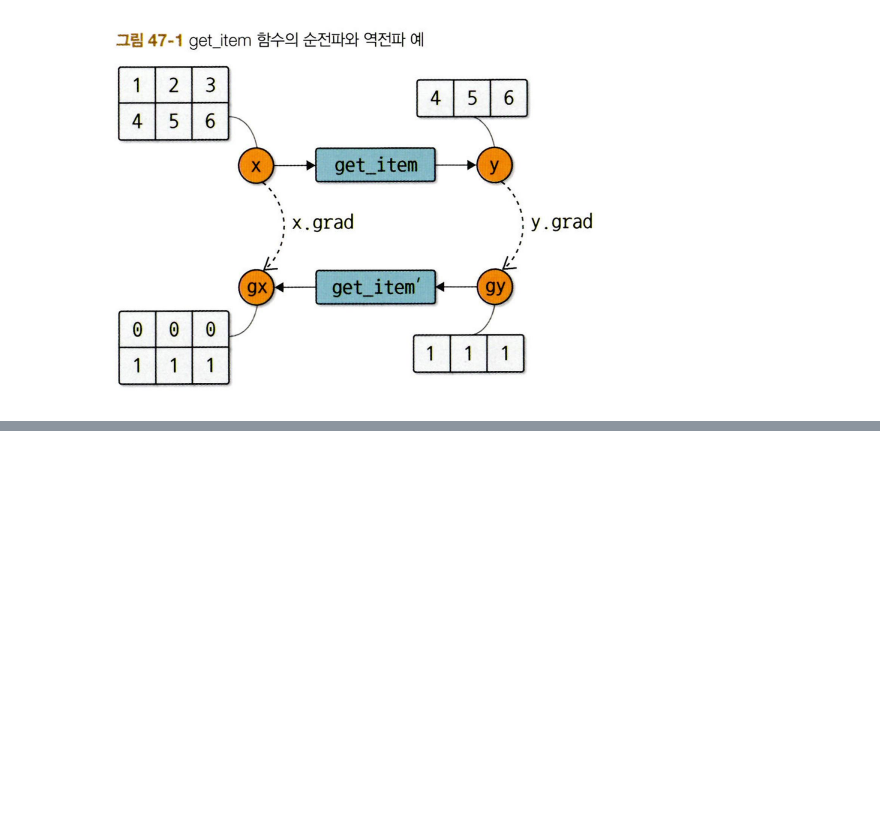
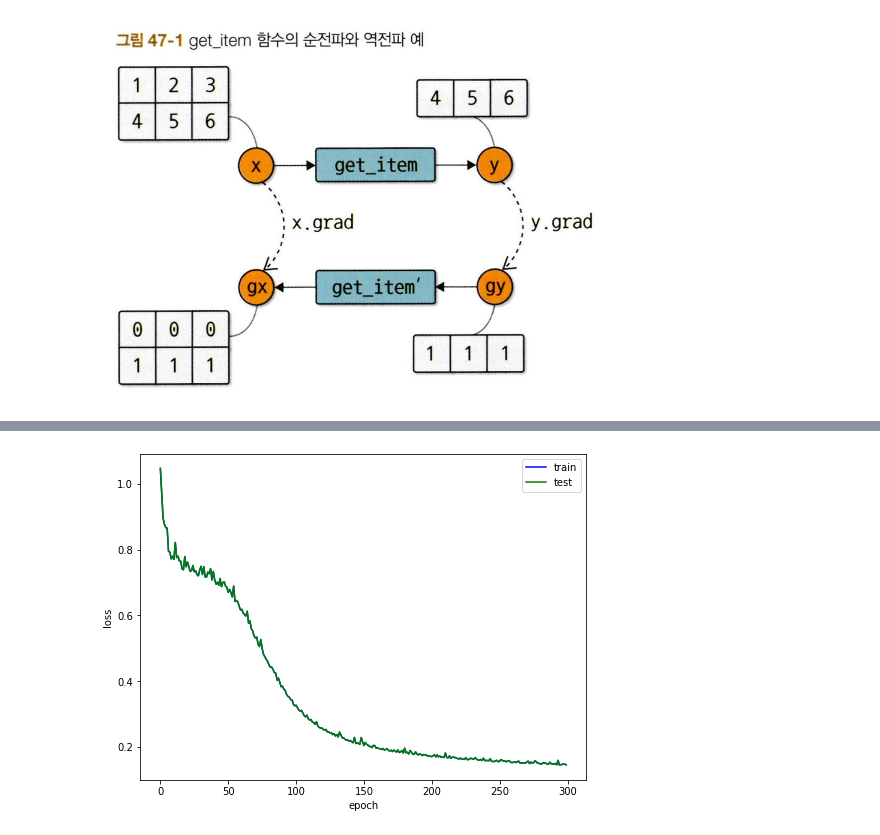
Before and after one commit to mintseok/MachineLearning, a Jupyter notebook: Deep_Learning_From_Scratch_3/제4고지.ipynb, the cells around one changed output, grey strips where cells are left out. Cells and saved outputs as stored; diff of their text form; code cells hidden in the pictures; blank space fills up the shorter version.

```diff
--- a/Deep_Learning_From_Scratch_3/제4고지.ipynb
+++ b/Deep_Learning_From_Scratch_3/제4고지.ipynb
@@ -986,0 +1214,11 @@ variable([[0 0 0]
+# %%
+train_set = dezero.datasets.Spiral()
+
+batch_index = [0, 1, 2] # 0에서 2번째까지의 데이터를 꺼냄
+batch = [train_set[i] for i in batch_index]
+
+x =  np.array([example[0] for example in batch])
+t =  np.array([example[1] for example in batch])
+
+print(x.shape)
+print(t.shape)
@@ -986,0 +1304,5 @@ variable([[0 0 0]
+# %%
+t = [1, 2, 3]
+x = iter(t)
+for i in range(3):
+  print(next(x))
@@ -986,0 +1449,12 @@ variable([[0 0 0]
+# %%
+import matplotlib.pyplot as plt
+
+plt.figure(figsize=(8, 6))
+plt.plot(lossTrainList, 'b-', label='train')
+plt.plot(lossTestList, 'g-', label='test')
+plt.xlabel('epoch')
+plt.ylabel('loss')
+plt.legend()
+plt.show()
+# %% [output]
+[figure, added]
```
Also changed, not shown: parts of 37 cells of this notebook.
